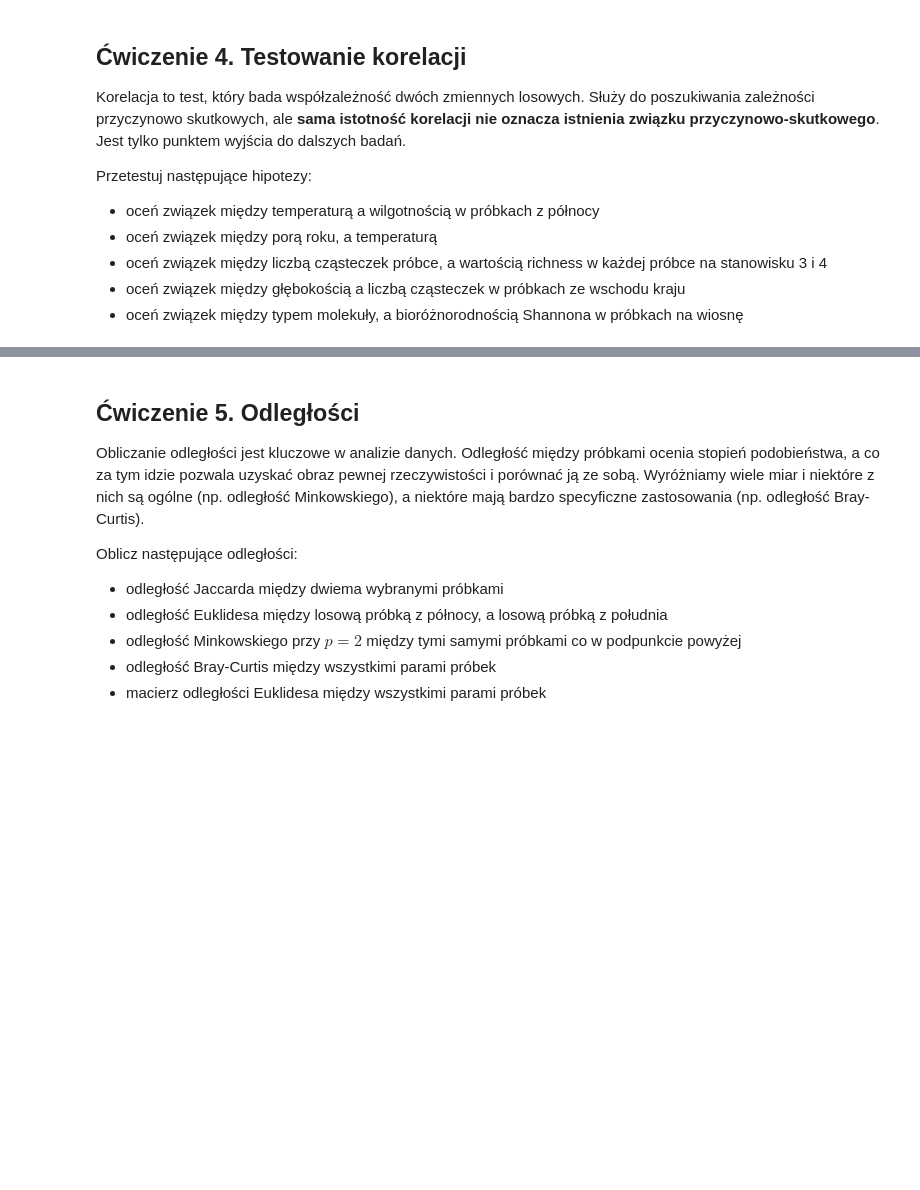
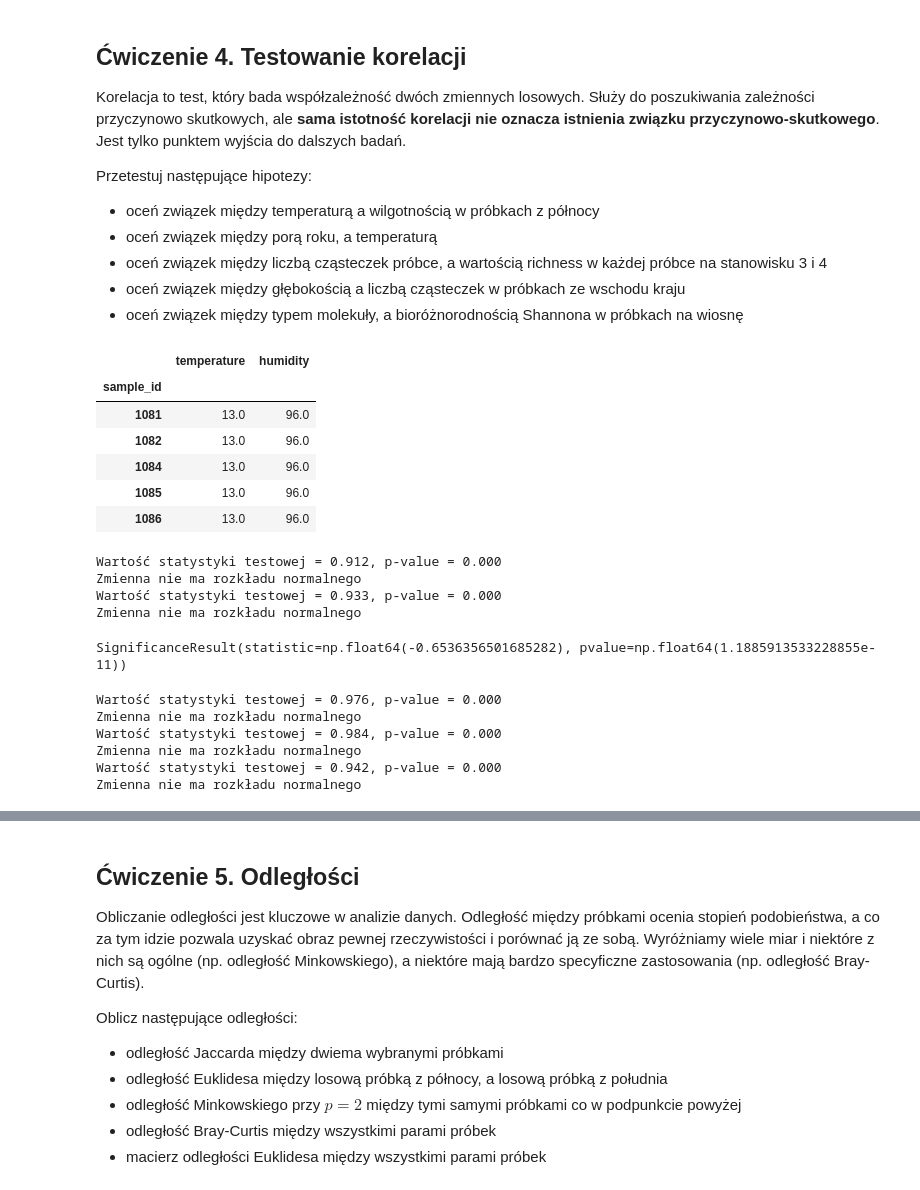
Before and after one commit to ligusoliwia/podstawy_programowania, a Jupyter notebook: SEM2/moduły_python/cwiczenia/cwiczenia_9.ipynb, the cells around one changed output, grey strips where cells are left out. Cells and saved outputs as stored; diff of their text form; code cells hidden in the pictures; blank space fills up the shorter version.

```diff
--- a/SEM2/moduły_python/cwiczenia/cwiczenia_9.ipynb
+++ b/SEM2/moduły_python/cwiczenia/cwiczenia_9.ipynb
@@ -238,0 +329,8 @@ Przetestuj następujące hipotezy:
+# %%
+# robimy test shanona w celu sprawdzenia różnorodności mikroorganizmów w próbkach, im wyższa wartość shannona, tym większa różnorodność
+samples['shannon'] = biom.apply(lambda row: scipy.stats.entropy(row[row > 0]), axis=1)
+# %%
+# ustalamy środek aby podzielić na 4 grupy
+lat_mid = samples['latitude'].median()
+lon_mid = samples['longitude'].median()
+print(f"Środek: ({lat_mid}, {lon_mid})")
@@ -238,0 +339,16 @@ Przetestuj następujące hipotezy:
+# %%
+def znajdz_polozenie (row):
+    # Północny Wschód (NE): wyżej i w prawo
+    if row['latitude'] >= lat_mid and row['longitude'] >= lon_mid:
+        return 'NE'
+    # Północny Zachód (NW): wyżej i w lewo
+    elif row['latitude'] >= lat_mid and row['longitude'] < lon_mid:
+        return 'NW'
+    # Południowy Wschód (SE): niżej i w prawo
+    elif row['latitude'] < lat_mid and row['longitude'] >= lon_mid:
+        return 'SE'
+    # Południowy Zachód (SW): cała reszta (niżej i w lewo)
+    else:
+        return 'SW'
+
+samples['polozenie'] = samples.apply(znajdz_polozenie, axis=1)
@@ -247,3 +376,30 @@ Przetestuj następujące hipotezy:
 * oceń związek między liczbą cząsteczek próbce, a wartością richness w każdej próbce na stanowisku 3 i 4
 * oceń związek między głębokością a liczbą cząsteczek w próbkach ze wschodu kraju
 * oceń związek między typem molekuły, a bioróżnorodnością Shannona w próbkach na wiosnę
+# %%
+polnoc = samples[samples['latitude'] > 53][['temperature','humidity']]
+# %%
+polnoc.head()
+# %% [output]
+|  | temperature | humidity |
+| sample_id |  |  |
+| 1081 | 13.0 | 96.0 |
+| 1082 | 13.0 | 96.0 |
+| 1084 | 13.0 | 96.0 |
+| 1085 | 13.0 | 96.0 |
+| 1086 | 13.0 | 96.0 |
+# %%
+test_normalnosci(polnoc.temperature)
+test_normalnosci(polnoc.humidity)
+# %% [output]
+Wartość statystyki testowej = 0.912, p-value = 0.000
+Zmienna nie ma rozkładu normalnego
+Wartość statystyki testowej = 0.933, p-value = 0.000
+Zmienna nie ma rozkładu normalnego
+# %%
+#uzyjemy testu korelacji rang Spearmana, bo nie mamy rozkładu normalnego i nie mamy niezależności między zmiennymi
+korelacja = scipy.stats.spearmanr(polnoc.temperature, polnoc.humidity)
+korelacja
+#korelacja jest istotna statystycznie
+# %% [output]
+SignificanceResult(statistic=np.float64(-0.6536356501685282), pvalue=np.float64(1.1885913533228855e-11))
@@ -249,0 +416,11 @@ Przetestuj następujące hipotezy:
+# %%
+test_normalnosci(lato)
+test_normalnosci(wiosna)
+test_normalnosci(jesien)
+# %% [output]
+Wartość statystyki testowej = 0.976, p-value = 0.000
+Zmienna nie ma rozkładu normalnego
+Wartość statystyki testowej = 0.984, p-value = 0.000
+Zmienna nie ma rozkładu normalnego
+Wartość statystyki testowej = 0.942, p-value = 0.000
+Zmienna nie ma rozkładu normalnego
```
Also changed, not shown: parts of 26 cells of this notebook, 2 other files.
